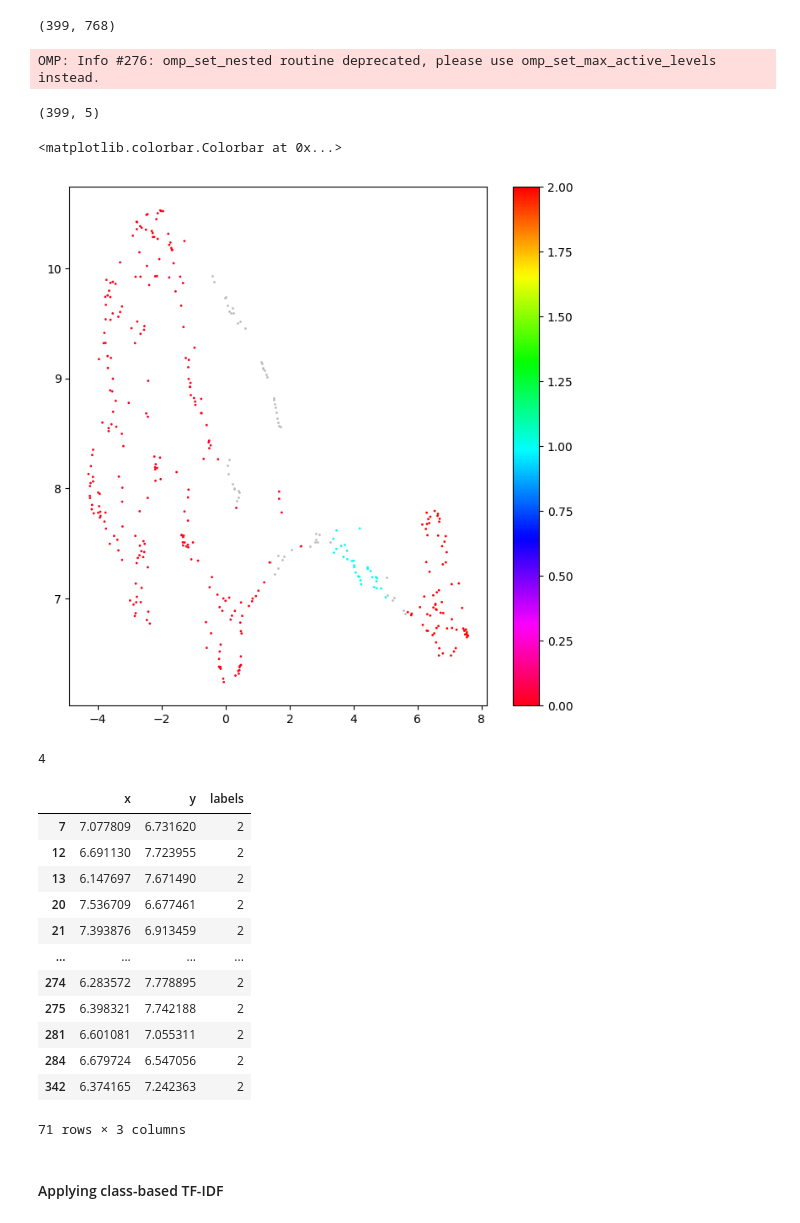
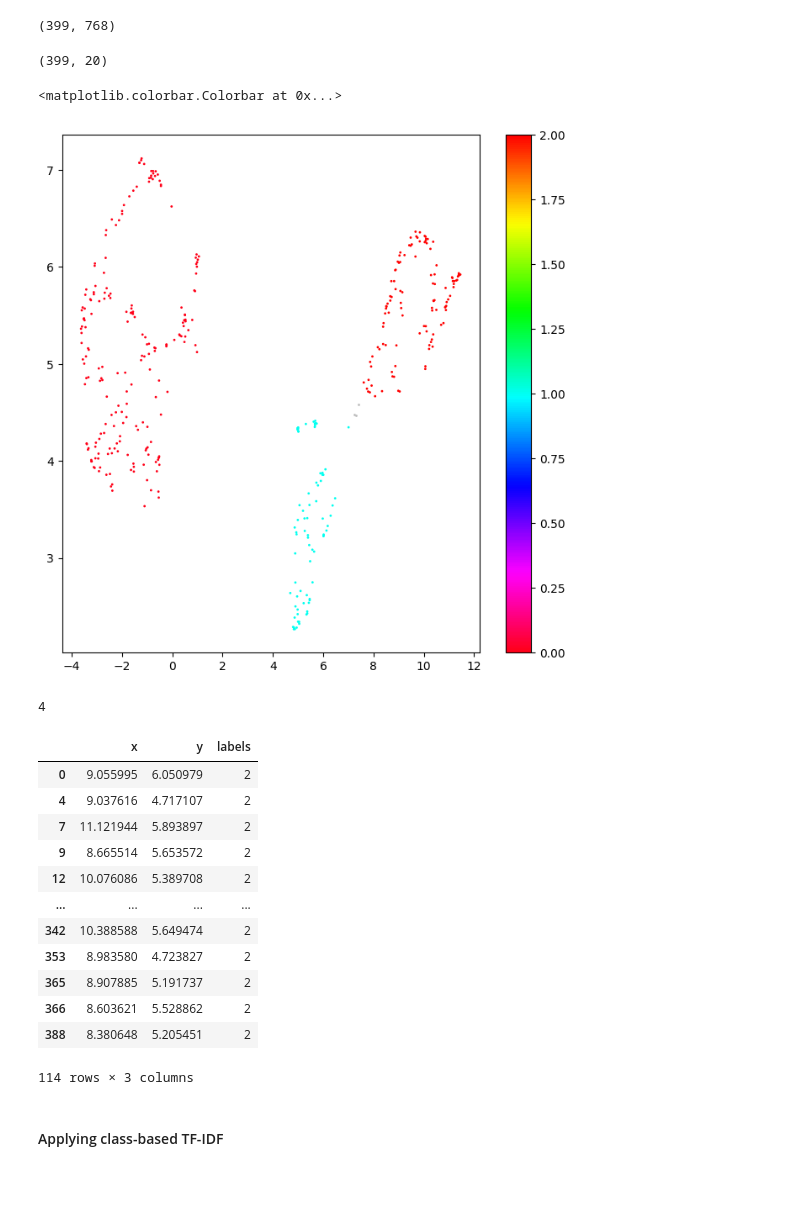
Before and after one commit to booktrackerGirl/Data-wrangling-and-analysis, a Jupyter notebook: Goggle Scholar Search/arXiv_analysis.ipynb, the cells around one changed output. Drawn from its saved outputs; the diff is of its cells as text; code cells hidden in the pictures; blank space fills up the shorter version.

```diff
--- a/Goggle Scholar Search/arXiv_analysis.ipynb
+++ b/Goggle Scholar Search/arXiv_analysis.ipynb
@@ -509,9 +644,8 @@ embeddings.shape
 # %% [output]
 (399, 768)
 # %%
-umap_data1 = umap.UMAP(n_neighbors=100, n_components=5, min_dist=0.0, metric='cosine').fit_transform(embeddings)
+umap_data1 = umap.UMAP(n_neighbors=200, n_components=20, min_dist=0.0, metric='cosine').fit_transform(embeddings)
 umap_data1.shape
 # %% [output]
-OMP: Info #276: omp_set_nested routine deprecated, please use omp_set_max_active_levels instead.
+(399, 20)
-(399, 5)
 # %%
@@ -520,25 +654,25 @@ cluster1 = hdbscan.HDBSCAN(min_cluster_size=20,
                           cluster_selection_method='eom').fit(umap_data1)
 # %%
 # Prepare data
-umap_data_plot = umap.UMAP(n_neighbors=90, n_components=2, min_dist=0.0, metric='cosine').fit_transform(umap_data1)
+umap_data_plot = umap.UMAP(n_neighbors=50, n_components=2, min_dist=0.0, metric='cosine').fit_transform(umap_data1)
 
 cluster = hdbscan.HDBSCAN(min_cluster_size=20,
                           metric='euclidean',
                           cluster_selection_method='eom').fit(umap_data_plot)
 
 result = pd.DataFrame(umap_data_plot, columns=['x', 'y'])
 result['labels'] = cluster.labels_
 
 # Visualize clusters
 fig, ax = plt.subplots(figsize=(8, 8))
 outliers = result.loc[result.labels == -1, :]
 clustered = result.loc[result.labels != -1, :]
 plt.scatter(outliers.x, outliers.y, color='#BDBDBD', s=1)
 plt.scatter(clustered.x, clustered.y, c=clustered.labels, s=1, cmap='hsv_r')
 plt.colorbar()
 # %% [output]
 <matplotlib.colorbar.Colorbar at 0x...>
-[figure, old version]
+[figure, new version]
 # %%
 len(result.labels.unique())
 # %% [output]
@@ -547,18 +681,18 @@ len(result.labels.unique())
 result[result.labels==2]
 # %% [output]
 |  | x | y | labels |
-| 7 | 7.077809 | 6.731620 | 2 |
-| 12 | 6.691130 | 7.723955 | 2 |
-| 13 | 6.147697 | 7.671490 | 2 |
-| 20 | 7.536709 | 6.677461 | 2 |
-| 21 | 7.393876 | 6.913459 | 2 |
+| 0 | 9.055995 | 6.050979 | 2 |
+| 4 | 9.037616 | 4.717107 | 2 |
+| 7 | 11.121944 | 5.893897 | 2 |
+| 9 | 8.665514 | 5.653572 | 2 |
+| 12 | 10.076086 | 5.389708 | 2 |
 | ... | ... | ... | ... |
-| 274 | 6.283572 | 7.778895 | 2 |
-| 275 | 6.398321 | 7.742188 | 2 |
-| 281 | 6.601081 | 7.055311 | 2 |
-| 284 | 6.679724 | 6.547056 | 2 |
-| 342 | 6.374165 | 7.242363 | 2 |
+| 342 | 10.388588 | 5.649474 | 2 |
+| 353 | 8.983580 | 4.723827 | 2 |
+| 365 | 8.907885 | 5.191737 | 2 |
+| 366 | 8.603621 | 5.528862 | 2 |
+| 388 | 8.380648 | 5.205451 | 2 |
-71 rows × 3 columns
+114 rows × 3 columns
 # %% [markdown]
 #### Applying class-based TF-IDF
 # %%
```
Also changed, not shown: parts of 12 cells of this notebook.
